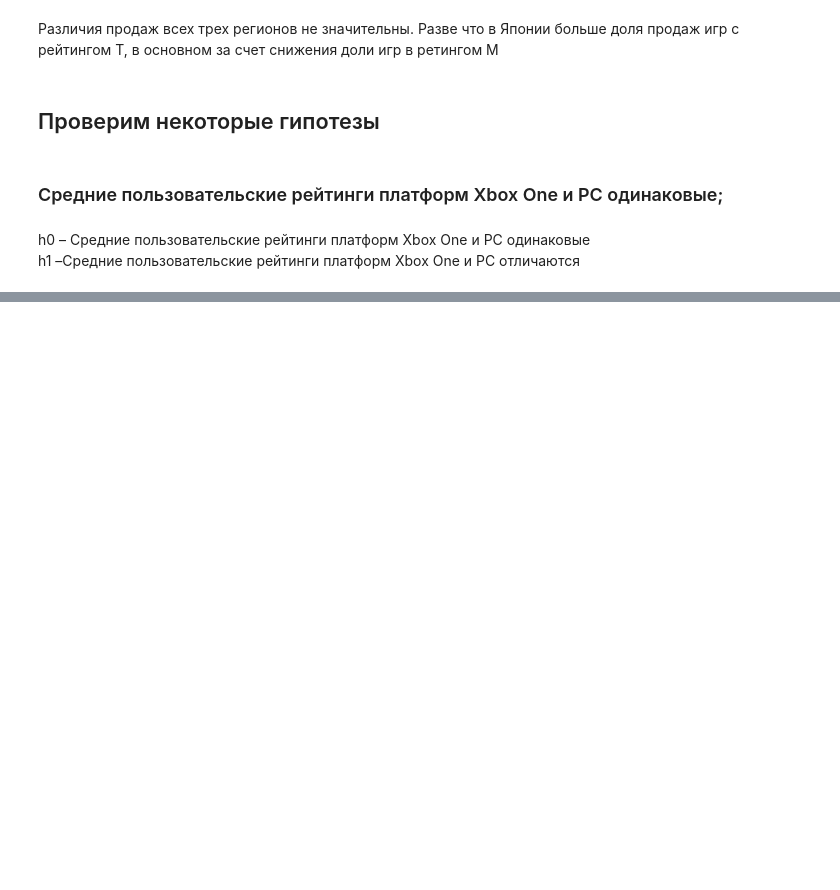
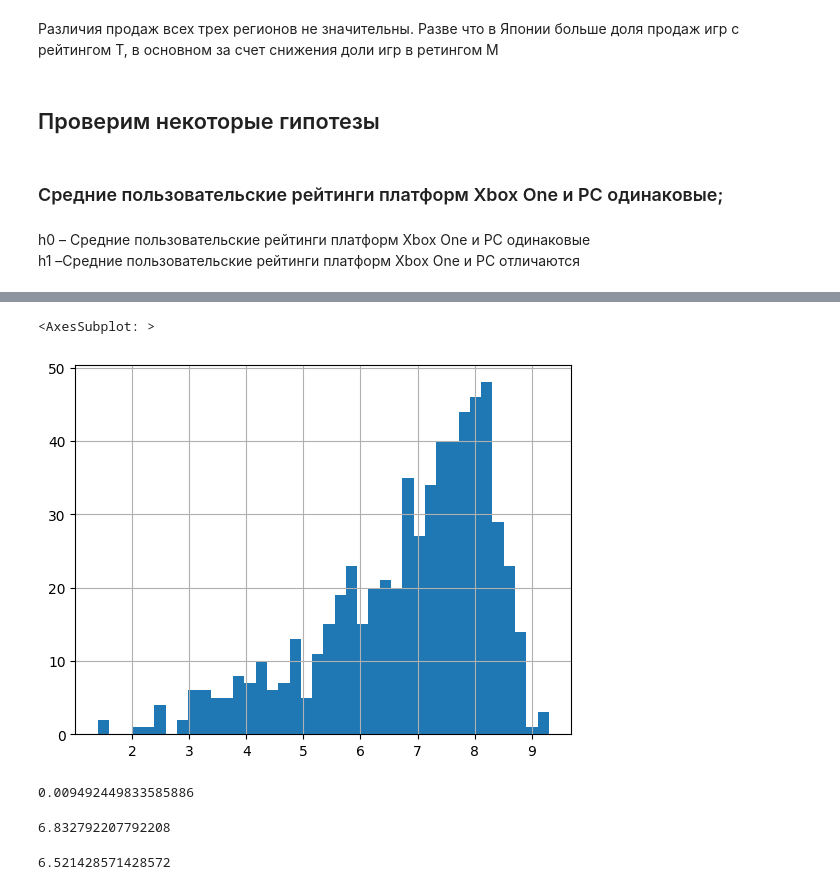
Before and after one commit to Shurick-G/practicum, a Jupyter notebook: prefab_project_1/prefab_project_1.ipynb, the cells around one changed output, grey strips where cells are left out. Drawn from its saved outputs; the diff is of its cells as text; code cells hidden in the pictures; blank space fills up the shorter version.

```diff
--- a/prefab_project_1/prefab_project_1.ipynb
+++ b/prefab_project_1/prefab_project_1.ipynb
@@ -559,0 +587,5 @@ alpha = .05 # ds,bhftv
+# %%
+df2[df2['platform'] == 'PC']['user_score'].dropna().hist(bins=40)
+# %% [output]
+<AxesSubplot: >
+[figure, added]
@@ -559,0 +598,13 @@ alpha = .05 # ds,bhftv
+# %%
+results.pvalue
+# %% [output]
+0.009492449833585886
+# %%
+
+df2[df2['platform'] == 'PC']['user_score'].dropna().mean()
+# %% [output]
+6.832792207792208
+# %%
+df2[df2['platform'] == 'XOne']['user_score'].dropna().mean()
+# %% [output]
+6.521428571428572
```
Also changed, not shown: parts of 32 cells of this notebook.
